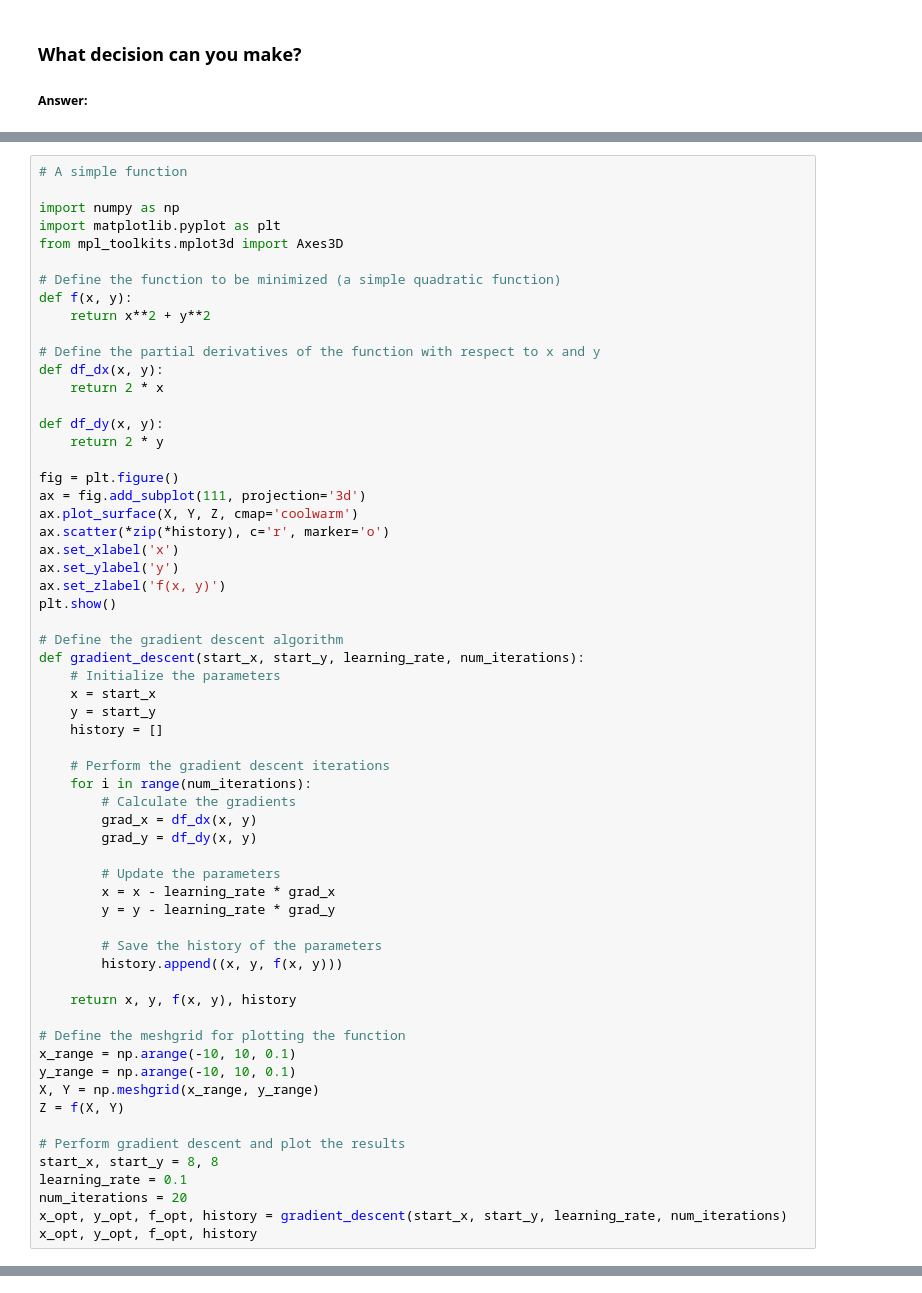
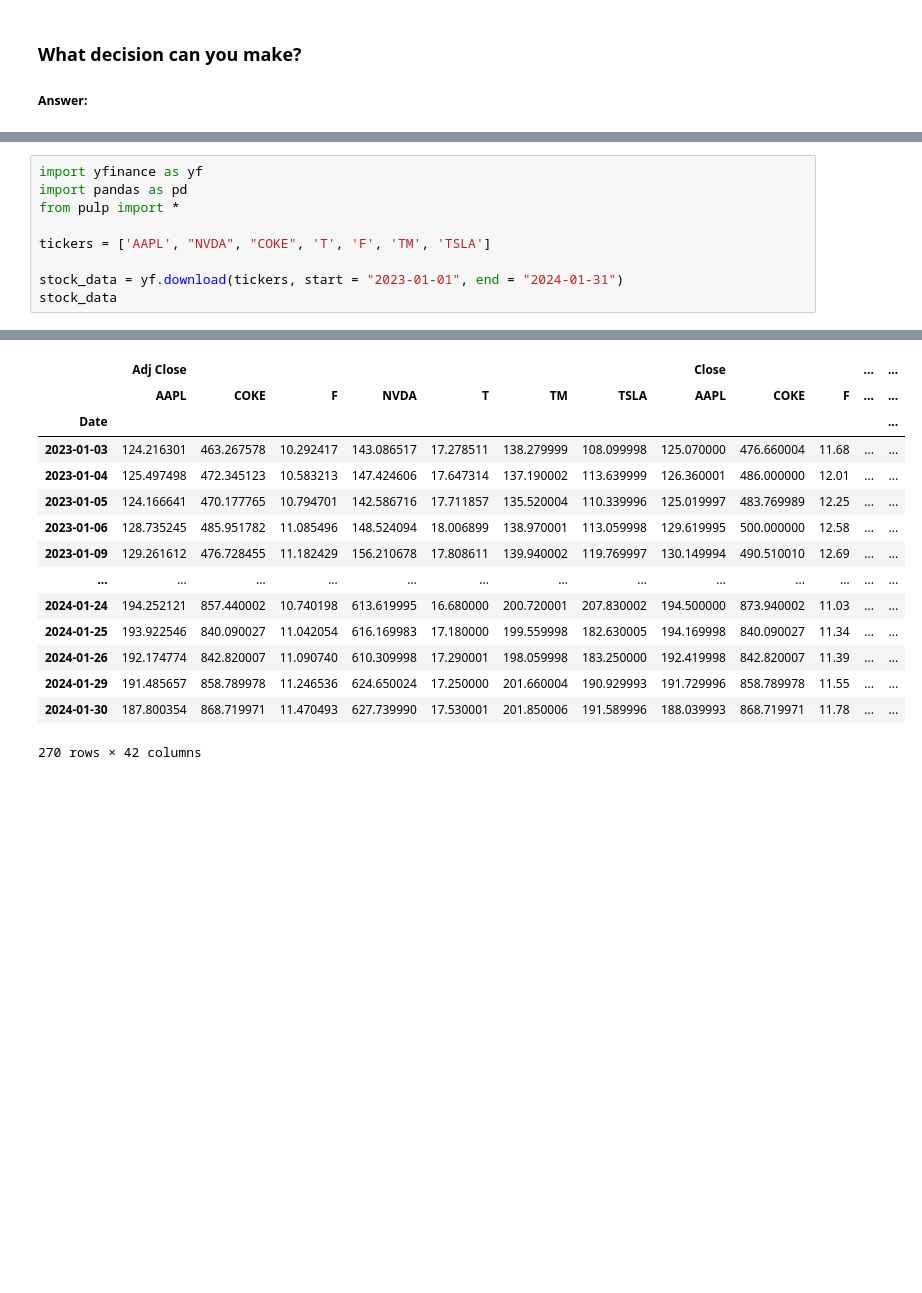
Before and after one commit to jzy0040/PythonIntroAndDataModeling, a Jupyter notebook: notebooks/OptimizationForBusinessApplication.ipynb, the cells around one changed output, grey strips where cells are left out. Saved outputs shown, nothing was run; the diff lists cells and outputs as text; blank space fills up the shorter version.

```diff
--- a/notebooks/OptimizationForBusinessApplication.ipynb
+++ b/notebooks/OptimizationForBusinessApplication.ipynb
@@ -204,62 +186,10 @@ When minimizing a function using gradient descent, you should look for the negat
 # %%
-# A simple function
+import yfinance as yf
+import pandas as pd
+from pulp import *
 
-import numpy as np
-import matplotlib.pyplot as plt
-from mpl_toolkits.mplot3d import Axes3D
+tickers = ['AAPL', "NVDA", "COKE", 'T', 'F', 'TM', 'TSLA']
 
-# Define the function to be minimized (a simple quadratic function)
-def f(x, y):
-    return x**2 + y**2
-
-# Define the partial derivatives of the function with respect to x and y
-def df_dx(x, y):
-    return 2 * x
-
-def df_dy(x, y):
-    return 2 * y
-
-fig = plt.figure()
-ax = fig.add_subplot(111, projection='3d')
-ax.plot_surface(X, Y, Z, cmap='coolwarm')
-ax.scatter(*zip(*history), c='r', marker='o')
-ax.set_xlabel('x')
-ax.set_ylabel('y')
-ax.set_zlabel('f(x, y)')
-plt.show()
-
-# Define the gradient descent algorithm
-def gradient_descent(start_x, start_y, learning_rate, num_iterations):
-    # Initialize the parameters
-    x = start_x
-    y = start_y
-    history = []
-
-    # Perform the gradient descent iterations
-    for i in range(num_iterations):
-        # Calculate the gradients
-        grad_x = df_dx(x, y)
-        grad_y = df_dy(x, y)
-
-        # Update the parameters
-        x = x - learning_rate * grad_x
-        y = y - learning_rate * grad_y
-
-        # Save the history of the parameters
-        history.append((x, y, f(x, y)))
-
-    return x, y, f(x, y), history
-
-# Define the meshgrid for plotting the function
-x_range = np.arange(-10, 10, 0.1)
-y_range = np.arange(-10, 10, 0.1)
-X, Y = np.meshgrid(x_range, y_range)
-Z = f(X, Y)
-
-# Perform gradient descent and plot the results
-start_x, start_y = 8, 8
-learning_rate = 0.1
-num_iterations = 20
-x_opt, y_opt, f_opt, history = gradient_descent(start_x, start_y, learning_rate, num_iterations)
-x_opt, y_opt, f_opt, history
+stock_data = yf.download(tickers, start = "2023-01-01", end = "2024-01-31")
+stock_data
 # %% [output]
@@ -283,0 +197,15 @@ x_opt, y_opt, f_opt, history
+|  | Adj Close |  |  |  |  |  |  | Close |  |  | ... | ... |
+|  | AAPL | COKE | F | NVDA | T | TM | TSLA | AAPL | COKE | F | ... | ... |
+| Date |  |  |  |  |  |  |  |  |  |  |  | ... |
+| 2023-01-03 | 124.216301 | 463.267578 | 10.292417 | 143.086517 | 17.278511 | 138.279999 | 108.099998 | 125.070000 | 476.660004 | 11.68 | ... | ... |
+| 2023-01-04 | 125.497498 | 472.345123 | 10.583213 | 147.424606 | 17.647314 | 137.190002 | 113.639999 | 126.360001 | 486.000000 | 12.01 | ... | ... |
+| 2023-01-05 | 124.166641 | 470.177765 | 10.794701 | 142.586716 | 17.711857 | 135.520004 | 110.339996 | 125.019997 | 483.769989 | 12.25 | ... | ... |
+| 2023-01-06 | 128.735245 | 485.951782 | 11.085496 | 148.524094 | 18.006899 | 138.970001 | 113.059998 | 129.619995 | 500.000000 | 12.58 | ... | ... |
+| 2023-01-09 | 129.261612 | 476.728455 | 11.182429 | 156.210678 | 17.808611 | 139.940002 | 119.769997 | 130.149994 | 490.510010 | 12.69 | ... | ... |
+| ... | ... | ... | ... | ... | ... | ... | ... | ... | ... | ... | ... | ... |
+| 2024-01-24 | 194.252121 | 857.440002 | 10.740198 | 613.619995 | 16.680000 | 200.720001 | 207.830002 | 194.500000 | 873.940002 | 11.03 | ... | ... |
+| 2024-01-25 | 193.922546 | 840.090027 | 11.042054 | 616.169983 | 17.180000 | 199.559998 | 182.630005 | 194.169998 | 840.090027 | 11.34 | ... | ... |
+| 2024-01-26 | 192.174774 | 842.820007 | 11.090740 | 610.309998 | 17.290001 | 198.059998 | 183.250000 | 192.419998 | 842.820007 | 11.39 | ... | ... |
+| 2024-01-29 | 191.485657 | 858.789978 | 11.246536 | 624.650024 | 17.250000 | 201.660004 | 190.929993 | 191.729996 | 858.789978 | 11.55 | ... | ... |
+| 2024-01-30 | 187.800354 | 868.719971 | 11.470493 | 627.739990 | 17.530001 | 201.850006 | 191.589996 | 188.039993 | 868.719971 | 11.78 | ... | ... |
+270 rows × 42 columns
```
Also changed, not shown: parts of 11 cells of this notebook.
